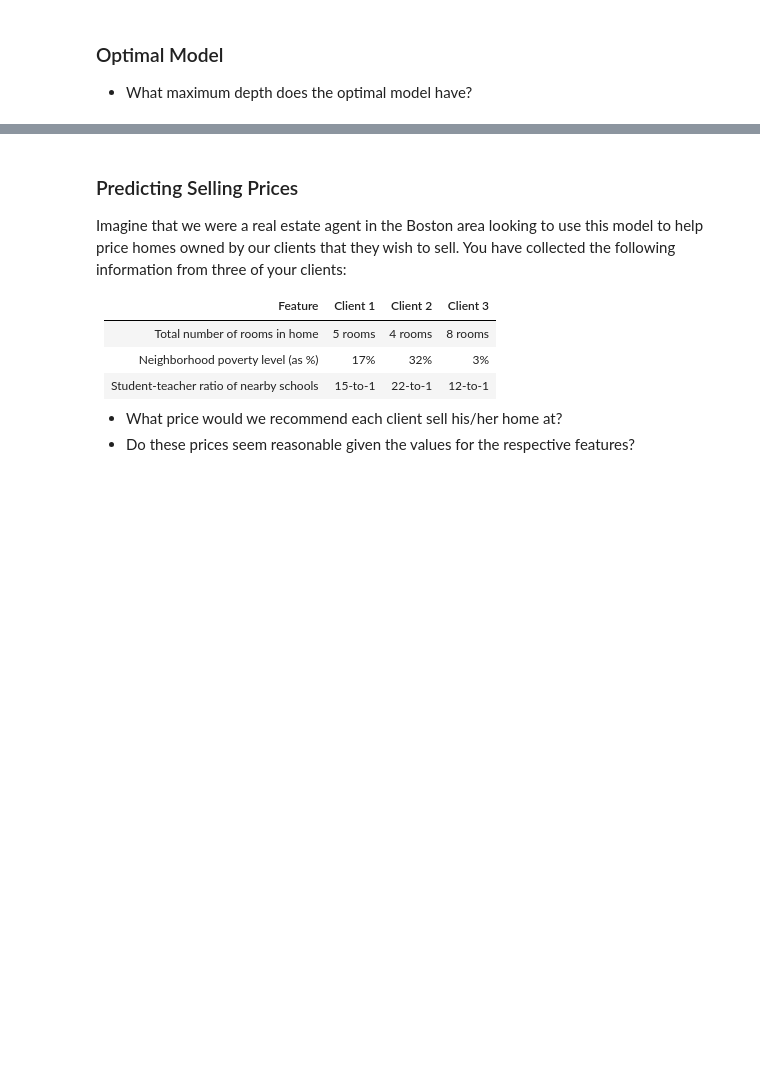
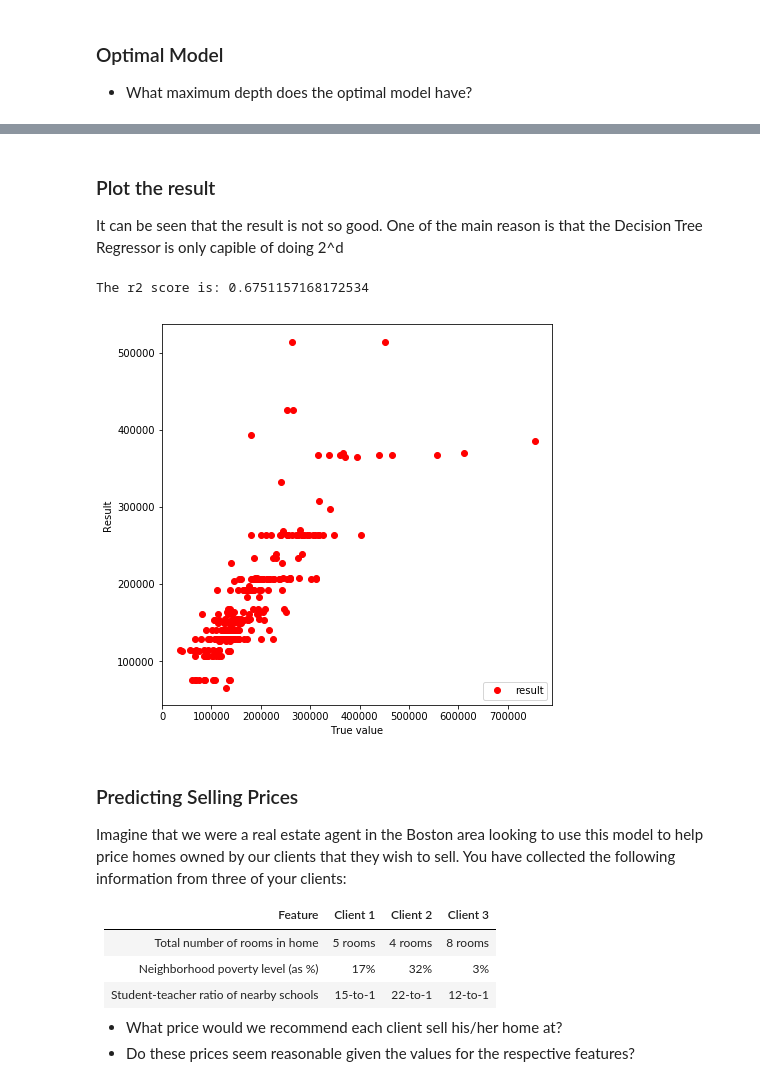
Before and after one commit to songbaai/House-price-prediction, a Jupyter notebook: boston_housing/boston_housing.ipynb, the cells around one changed output, grey strips where cells are left out. Drawn from its saved outputs; the diff is of its cells as text; code cells hidden in the pictures; blank space fills up the shorter version.

```diff
--- a/boston_housing/boston_housing.ipynb
+++ b/boston_housing/boston_housing.ipynb
@@ -301,3 +299,51 @@ Parameter 'max_depth' is 6 for the optimal model.
+# %% [markdown]
+### Plot the result
+It can be seen that the result is not so good. One of the main reason is that the Decision Tree Regressor is only capible of doing 2^d
+# %%
+import matplotlib.pyplot as pl
+cv_sets = ShuffleSplit(n_splits = 10, test_size = 0.20, random_state = 0)
+
+# Create a decision tree regressor object
+regressor = DecisionTreeRegressor()
+
+# Create a dictionary for the parameter 'max_depth' with a range from 1 to 10
+params = {'max_depth':[1,2,3,4,5,6,7,8,9,10]}
+
+# Transform 'performance_metric' into a scoring function using 'make_scorer'
+scoring_fnc = make_scorer(performance_metric)
+
+# Create the grid search cv object --> GridSearchCV()
+# Make sure to include the right parameters in the object:
+# (estimator, param_grid, scoring, cv) which have values 'regressor', 'params', 'scoring_fnc', and 'cv_sets' respectively.
+grid = GridSearchCV(estimator=regressor, param_grid=params, scoring=scoring_fnc, cv=cv_sets)
+
+# Fit the grid search object to the data to compute the optimal model
+grid = grid.fit(X_train, y_train)
+
+result = grid.predict(X_test)
+
+score = performance_metric(y_test,result)
+
+print("The r2 score is:", score)
+# Plot the validation curve
+pl.figure(figsize=(7, 7))
+pl.title('')
+pl.plot(y_test,result, 'o', color = 'r', label = 'result')
+# pl.plot(max_depth, test_mean, 'o-', color = 'g', label = 'Validation Score')
+# pl.fill_between(max_depth, train_mean - train_std, \
+#     train_mean + train_std, alpha = 0.15, color = 'r')
+# pl.fill_between(max_depth, test_mean - test_std, \
+#     test_mean + test_std, alpha = 0.15, color = 'g')
+
+# Visual aesthetics
+pl.legend(loc = 'lower right')
+pl.xlabel('True value')
+pl.ylabel('Result')
+# pl.ylim([-0.05,1.05])
+pl.show()
+# %% [output]
+The r2 score is: 0.6751157168172534
+[figure, added]
 # %% [markdown]
 ### Predicting Selling Prices
 Imagine that we were a real estate agent in the Boston area looking to use this model to help price homes owned by our clients that they wish to sell. You have collected the following information from three of your clients:
```
Also changed, not shown: parts of 1 cell of this notebook.
